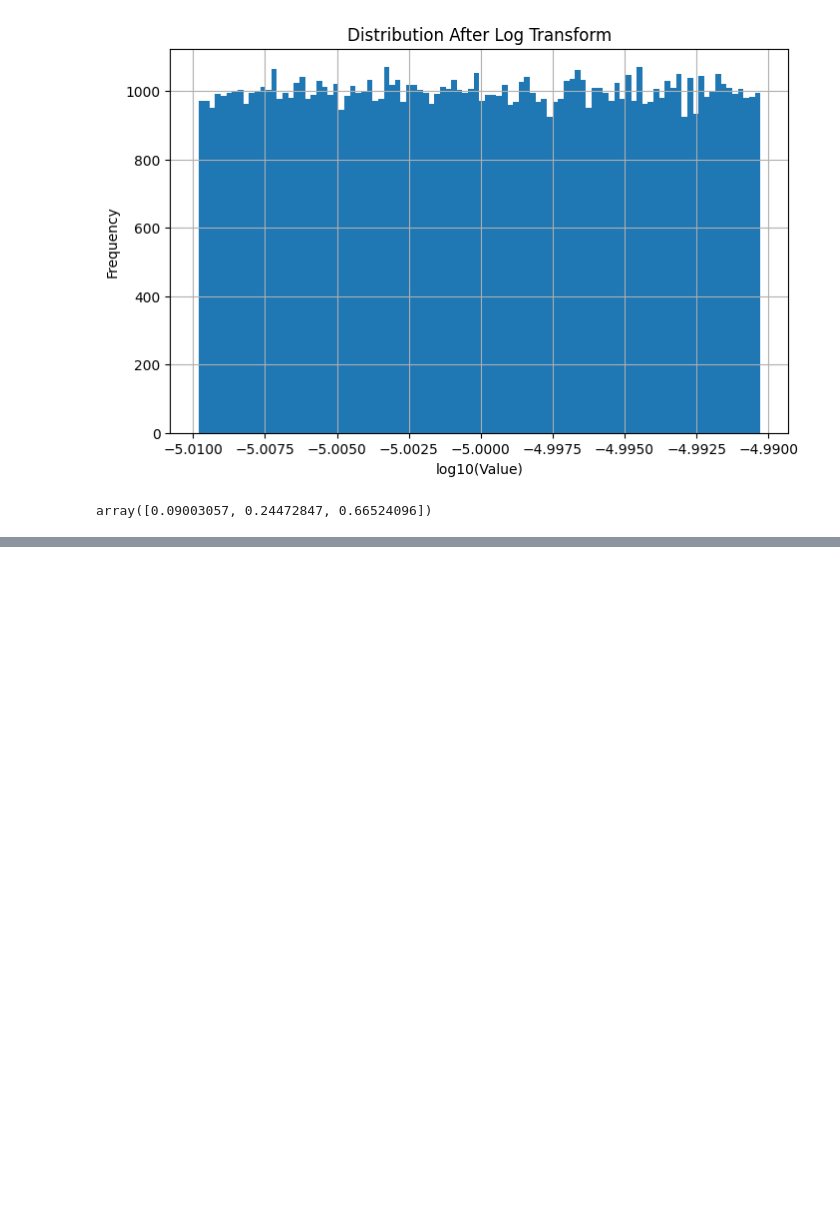
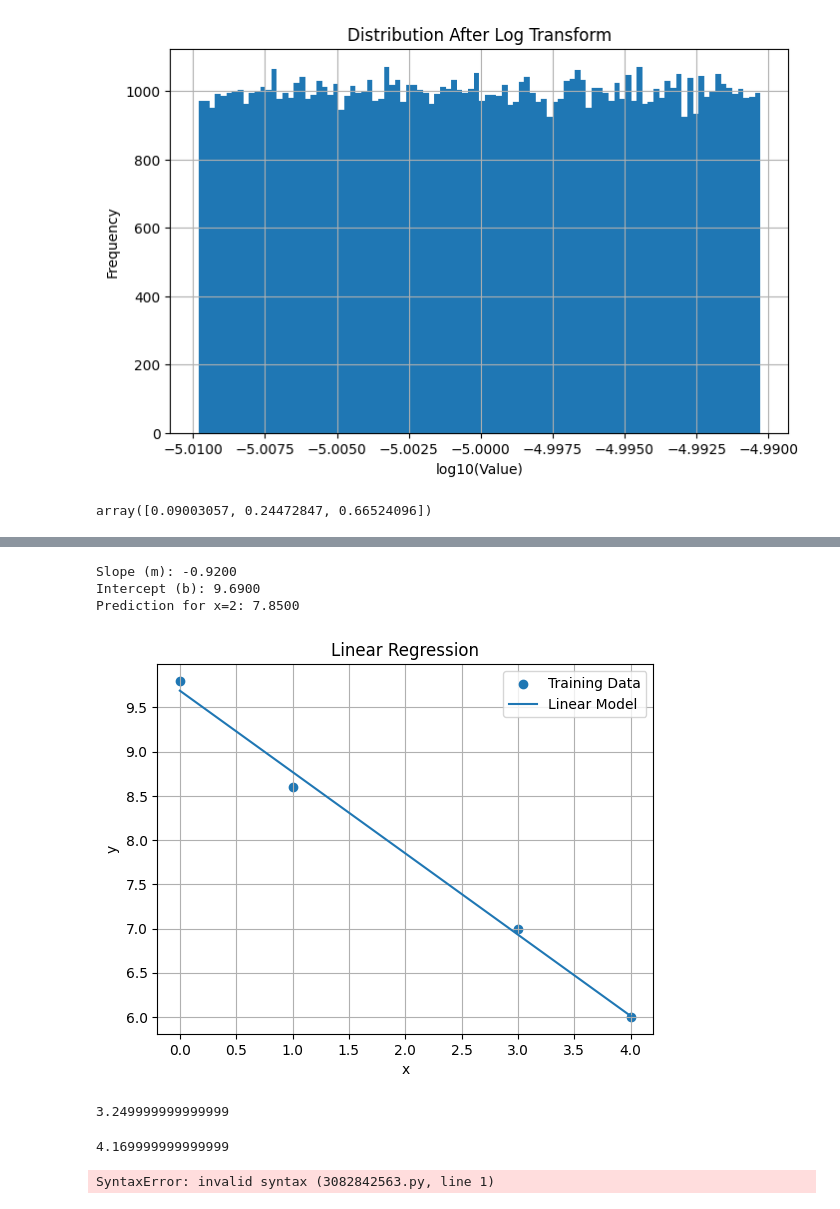
Before and after one commit to cloudxlab/june_2025_iitr, a Jupyter notebook: 45_may2.ipynb, the cells around one changed output, grey strips where cells are left out. Drawn from its saved outputs; the diff is of its cells as text; code cells hidden in the pictures; blank space fills up the shorter version.

```diff
--- a/45_may2.ipynb
+++ b/45_may2.ipynb
@@ -51,0 +125,59 @@ array([0.09003057, 0.24472847, 0.66524096])
+# %%
+import numpy as np
+import matplotlib.pyplot as plt
+
+# Training data
+x = np.array([0, 1, 3, 4])
+y = np.array([9.8, 8.6, 7.0, 6.0])
+
+# Fit linear model (degree 1 polynomial)
+m, b = np.polyfit(x, y, 1)
+
+print(f"Slope (m): {m:.4f}")
+print(f"Intercept (b): {b:.4f}")
+
+# Predictions
+y_pred = m * x + b
+
+# Predict for a new x
+x_new = 2
+predicted_y = m * x_new + b
+print(f"Prediction for x={x_new}: {predicted_y:.4f}")
+
+# Plot original data and fitted line
+x_line = np.linspace(min(x), max(x), 100)
+y_line = m * x_line + b
+
+plt.scatter(x, y, label="Training Data")
+plt.plot(x_line, y_line, label="Linear Model")
+
+plt.xlabel("x")
+plt.ylabel("y")
+plt.title("Linear Regression")
+plt.legend()
+plt.grid(True)
+plt.show()
+# %% [output]
+Slope (m): -0.9200
+Intercept (b): 9.6900
+Prediction for x=2: 7.8500
+[figure, added]
+# %%
+x = 7
+y = -0.9200*x + 9.6900
+print(y)
+# %% [output]
+3.249999999999999
+# %%
+y = -0.9200*6 + 9.6900
+print(y)
+# %% [output]
+4.169999999999999
+# %%
+We have the following data:
+x = np.array([0, 1, 3, 4]) # day
+y = np.array([9.8, 8.6, 7.0, 6.0]) # platelet counts
+
+Train a linear regression model and predict the value of y at x = 7
+# %% [output]
+SyntaxError: invalid syntax (3082842563.py, line 1)
```
Also changed, not shown: parts of 3 cells of this notebook, 2 other files.
